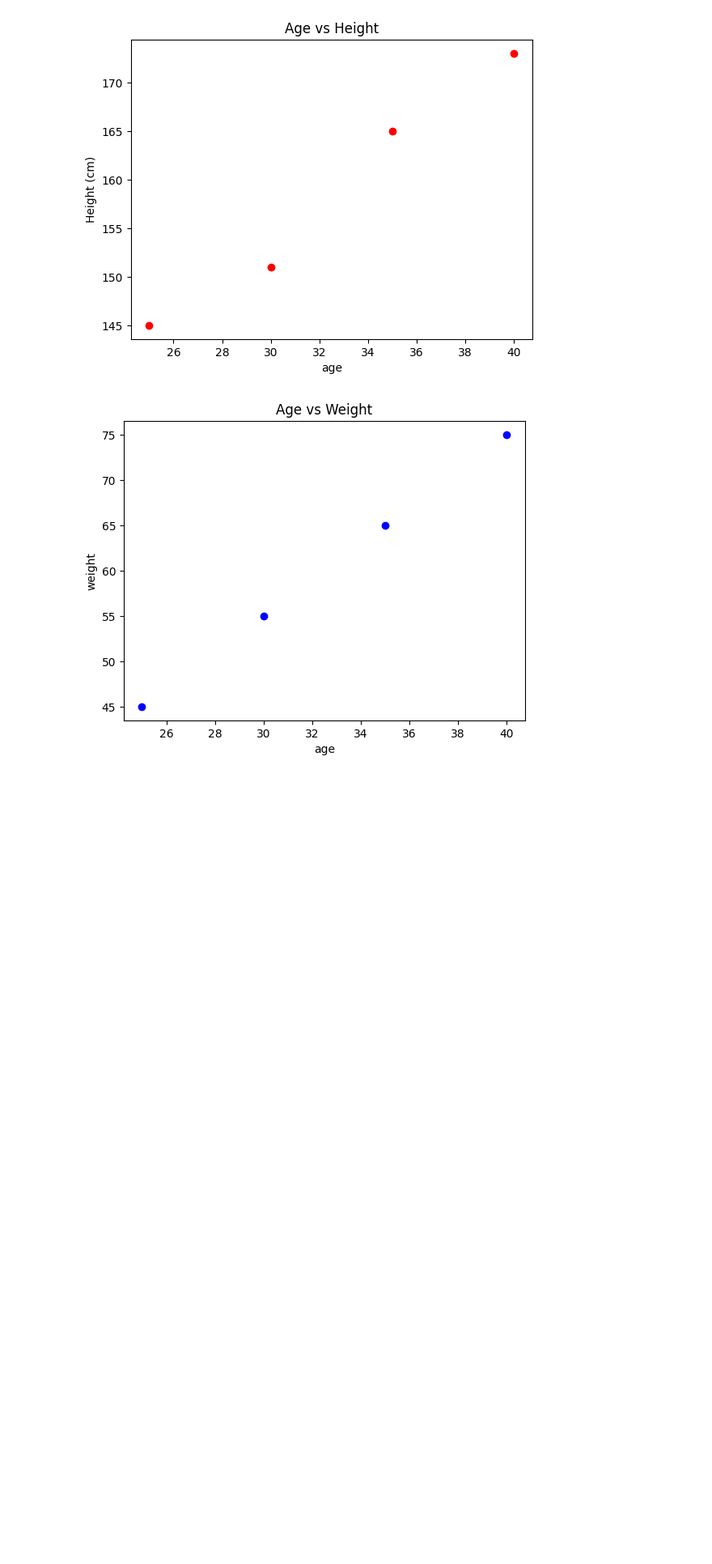
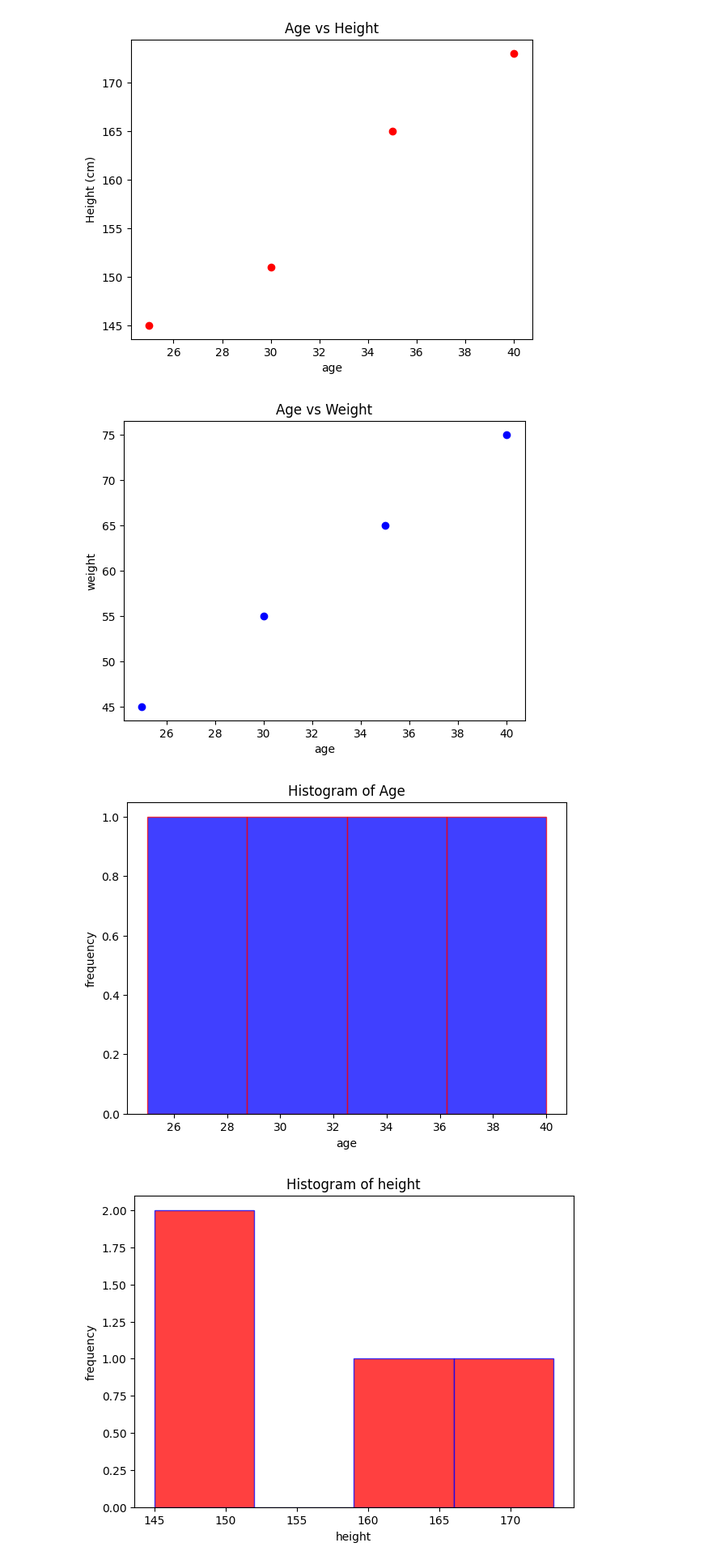
Before and after one commit to 2303A51664/AIML1, a Jupyter notebook: Lab01.ipynb, the cells around one changed output. Shown: that part at 81% size. Cells and saved outputs as stored; diff of their text form; code cells hidden in the pictures; blank space fills up the shorter version.

```diff
--- a/Lab01.ipynb
+++ b/Lab01.ipynb
@@ -204,3 +204,31 @@ plt.show()
 # %% [output]
 [figure]
 [figure]
+# %%
+#Implementing histogram.
+people = ["kiran", "arun", "vijay", "varun"]
+age = [25, 30, 35, 40]
+height = [145, 151, 165, 173]
+weight = [45, 55, 65, 75]
+import matplotlib.pyplot as plt
+plt.figure(figsize=(7, 5))
+plt.hist(age, edgecolor="red", color="blue", alpha=0.75, bins=4)
+plt.xlabel("age")
+plt.ylabel("frequency")
+plt.title("Histogram of Age")
+plt.show()
+plt.figure(figsize=(7, 5))
+plt.hist(height, bins=4, edgecolor="blue", color="red",  alpha=0.75)
+plt.xlabel("height")
+plt.ylabel("frequency")
+plt.title("Histogram of height")
+plt.show()
+plt.figure(figsize=(7, 5))
+plt.hist(weight, bins=4, edgecolor="red", color="green",  alpha=0.75)
+plt.xlabel("weight")
+plt.ylabel("frequency")
+plt.title("Histogram of weight")
+plt.show()
+# %% [output]
+[figure, added]
+[figure, added]
```
Also changed, not shown: parts of 1 cell of this notebook.
